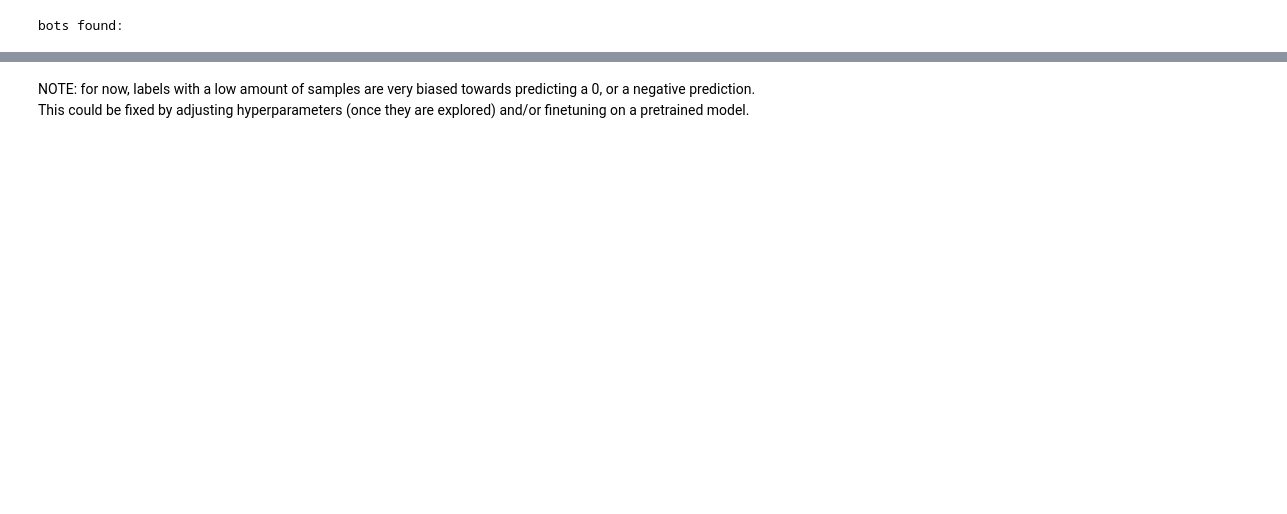
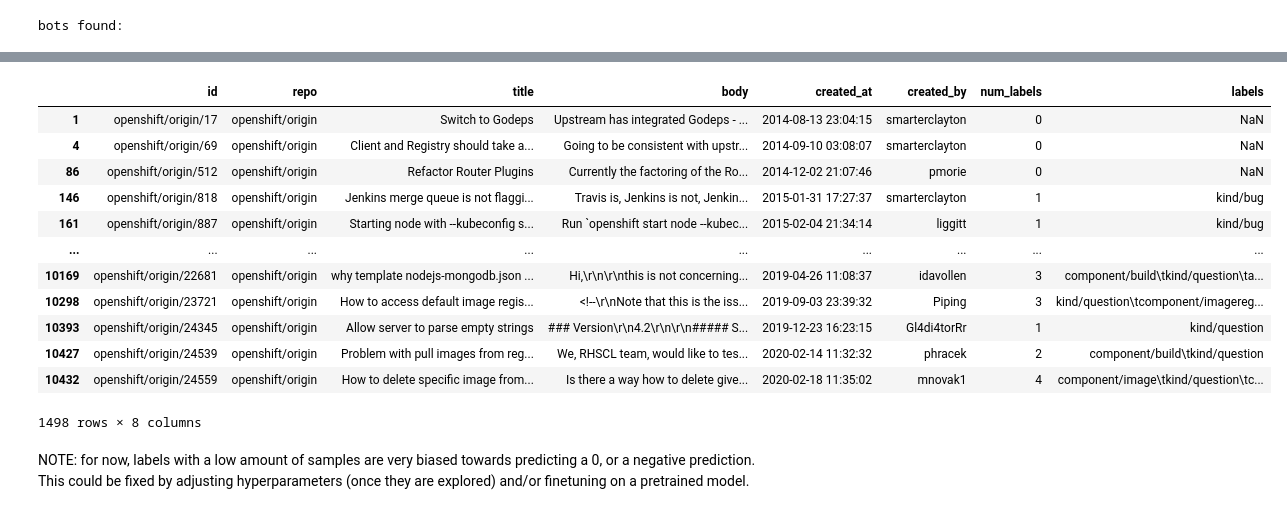
Before and after one commit to antter/github-labeler, a Jupyter notebook: models/fastText_expirements.ipynb, the cells around one changed output, grey strips where cells are left out. Drawn from its saved outputs; the diff is of its cells as text; code cells hidden in the pictures; blank space fills up the shorter version.

```diff
--- a/models/fastText_expirements.ipynb
+++ b/models/fastText_expirements.ipynb
@@ -291,0 +315,16 @@ def get_subdataset(label):
+# %%
+x
+# %% [output]
+|  | id | repo | title | body | created_at | created_by | num_labels | labels |
+| 1 | openshift/origin/17 | openshift/origin | Switch to Godeps | Upstream has integrated Godeps - ... | 2014-08-13 23:04:15 | smarterclayton | 0 | NaN |
+| 4 | openshift/origin/69 | openshift/origin | Client and Registry should take a... | Going to be consistent with upstr... | 2014-09-10 03:08:07 | smarterclayton | 0 | NaN |
+| 86 | openshift/origin/512 | openshift/origin | Refactor Router Plugins | Currently the factoring of the Ro... | 2014-12-02 21:07:46 | pmorie | 0 | NaN |
+| 146 | openshift/origin/818 | openshift/origin | Jenkins merge queue is not flaggi... | Travis is, Jenkins is not, Jenkin... | 2015-01-31 17:27:37 | smarterclayton | 1 | kind/bug |
+| 161 | openshift/origin/887 | openshift/origin | Starting node with --kubeconfig s... | Run `openshift start node --kubec... | 2015-02-04 21:34:14 | liggitt | 1 | kind/bug |
+| ... | ... | ... | ... | ... | ... | ... | ... | ... |
+| 10169 | openshift/origin/22681 | openshift/origin | why template nodejs-mongodb.json ... | Hi,\r\n\r\nthis is not concerning... | 2019-04-26 11:08:37 | idavollen | 3 | component/build\tkind/question\ta... |
+| 10298 | openshift/origin/23721 | openshift/origin | How to access default image regis... | <!--\r\nNote that this is the iss... | 2019-09-03 23:39:32 | Piping | 3 | kind/question\tcomponent/imagereg... |
+| 10393 | openshift/origin/24345 | openshift/origin | Allow server to parse empty strings | ### Version\r\n4.2\r\n\r\n##### S... | 2019-12-23 16:23:15 | Gl4di4torRr | 1 | kind/question |
+| 10427 | openshift/origin/24539 | openshift/origin | Problem with pull images from reg... | We, RHSCL team, would like to tes... | 2020-02-14 11:32:32 | phracek | 2 | component/build\tkind/question |
+| 10432 | openshift/origin/24559 | openshift/origin | How to delete specific image from... | Is there a way how to delete give... | 2020-02-18 11:35:02 | mnovak1 | 4 | component/image\tkind/question\tc... |
+1498 rows × 8 columns
```
Also changed, not shown: parts of 16 cells of this notebook.
